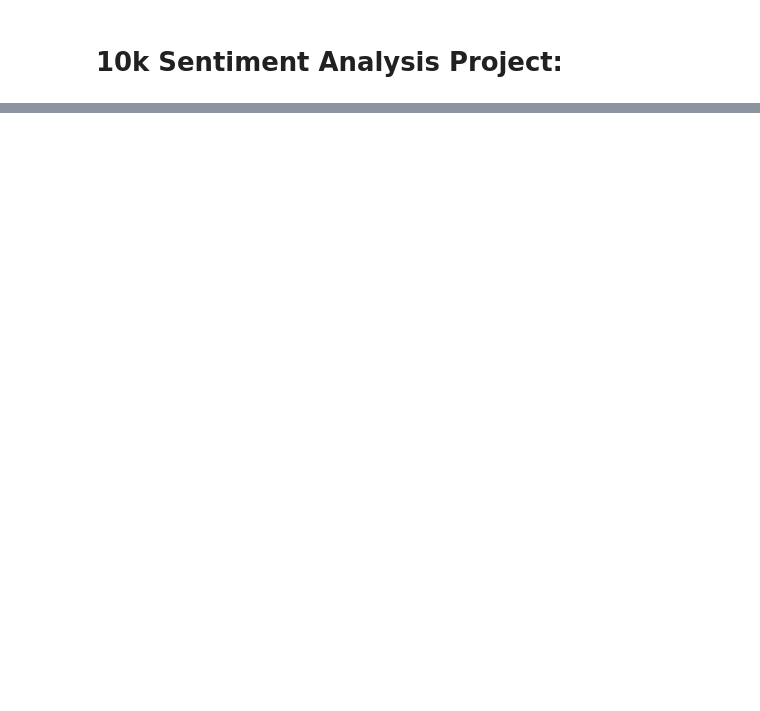
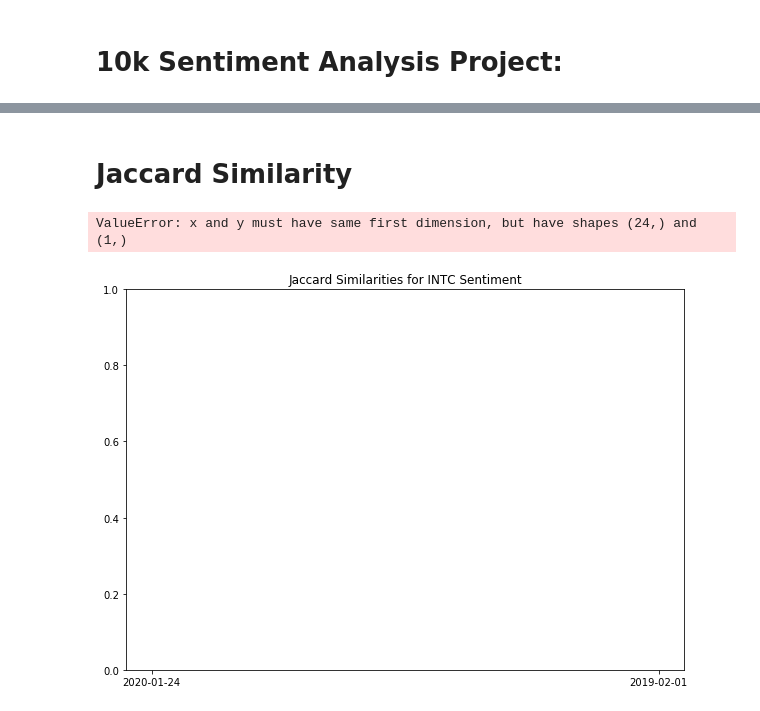
Before and after one commit to TBH-Project2/P2, a Jupyter notebook: 10k_sentiment_analysis.ipynb, the cells around one changed output, grey strips where cells are left out. Saved outputs shown, nothing was run; the diff lists cells and outputs as text; code cells hidden in the pictures; blank space fills up the shorter version.

```diff
--- a/10k_sentiment_analysis.ipynb
+++ b/10k_sentiment_analysis.ipynb
@@ -197,0 +340,19 @@ sentiments_df = sentiments_df[columns]
+# %%
+sentiments = ['negative', 'positive', 'uncertainty', 'litigious', 'constraining', 'interesting']
+
+sentiment_df = pd.read_csv('LoughranMcDonald_MasterDictionary_2018.csv')
+
+# Lowercase the columns for ease of use
+sentiment_df.columns = [column.lower() for column in sentiment_df.columns]
+
+# Remove unused information
+sentiment_df = sentiment_df[sentiments + ['word']]
+sentiment_df[sentiments] = sentiment_df[sentiments].astype(bool)
+sentiment_df = sentiment_df[(sentiment_df[sentiments]).any(1)]
+
+# Apply the same preprocessing to these words as the 10-k words
+sentiment_df['word'] = lemmatize_words(sentiment_df['word'].str.lower())
+sentiment_df = sentiment_df.drop_duplicates('word')
+
+
+sentiment_df.head()
@@ -197,0 +402,36 @@ sentiments_df = sentiments_df[columns]
+# %% [markdown]
+# Jaccard Similarity
+# %%
+from sklearn.metrics import jaccard_score
+
+
+def get_jaccard_similarity(bag_of_words_matrix):
+
+    jaccard_similarities = []
+    bag_of_words_matrix = np.array(bag_of_words_matrix, dtype=bool)
+
+    for i in range(len(bag_of_words_matrix)-1):
+            u = bag_of_words_matrix[i]
+            v = bag_of_words_matrix[i+1]
+
+    jaccard_similarities.append(jaccard_score(u,v))
+
+    return jaccard_similarities
+
+# Get dates for the universe
+file_dates = {
+    ticker: [ten_k['file_date'] for ten_k in ten_ks]
+    for ticker, ten_ks in ten_ks_by_ticker.items()}
+jaccard_similarities = {
+    ticker: {
+        sentiment_name: get_jaccard_similarity(sentiment_values)
+        for sentiment_name, sentiment_values in ten_k_sentiments.items()}
+    for ticker, ten_k_sentiments in sentiment_bow_ten_ks.items()}
+plot_similarities(
+    [jaccard_similarities[example_ticker][sentiment] for sentiment in sentiments],
+    file_dates[example_ticker][1:],
+    'Jaccard Similarities for {} Sentiment'.format(example_ticker),
+    sentiments)
+# %% [output]
+ValueError: x and y must have same first dimension, but have shapes (24,) and (1,)
+[figure, added]
```
Also changed, not shown: parts of 30 cells of this notebook.
